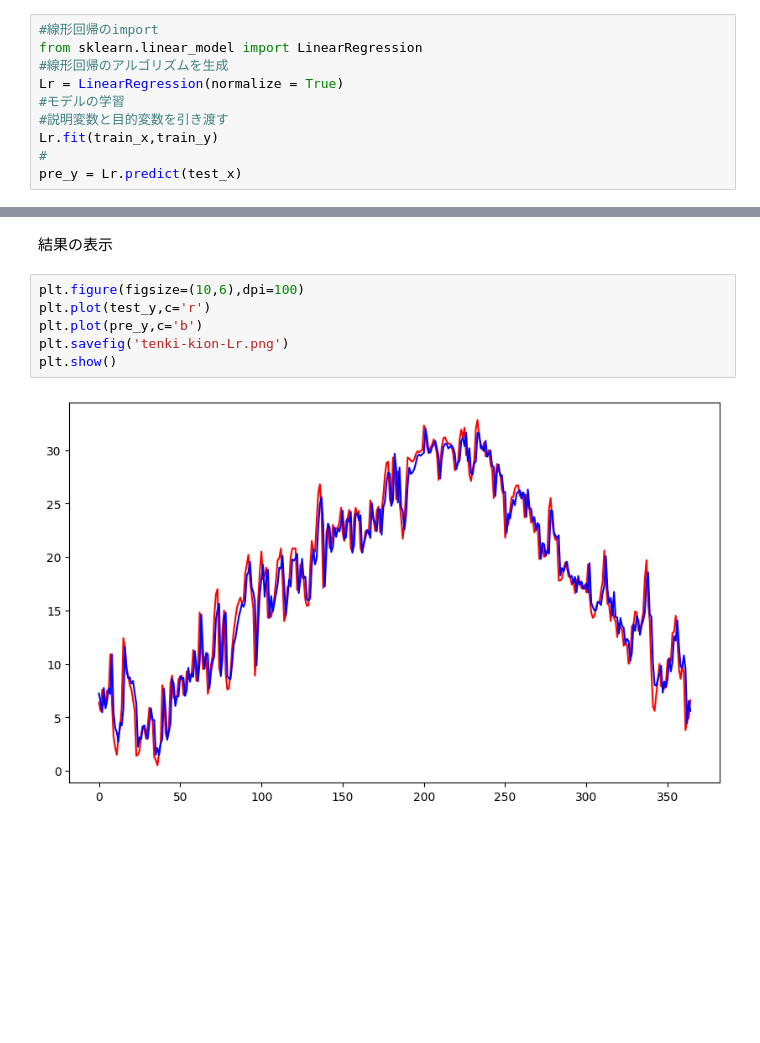
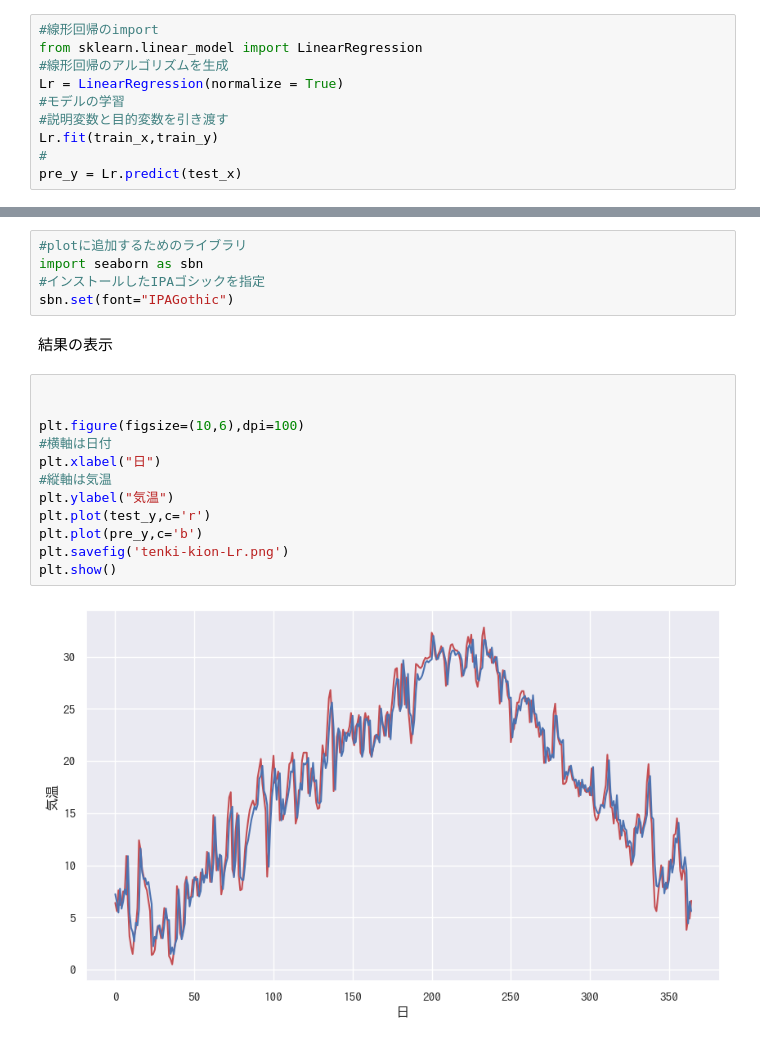
Before and after one commit to aso1901102/AI_tech2020, a Jupyter notebook: 2020AI0204_Weather.ipynb, the cells around one changed output, grey strips where cells are left out. Cells and saved outputs as stored; diff of their text form; blank space fills up the shorter version.

```diff
--- a/2020AI0204_Weather.ipynb
+++ b/2020AI0204_Weather.ipynb
@@ -200,10 +216,21 @@ pre_y = Lr.predict(test_x)
+# %%
+#plotに追加するためのライブラリ
+import seaborn as sbn
+#インストールしたIPAゴシックを指定
+sbn.set(font="IPAGothic")
 # %% [markdown]
 結果の表示
 # %%
+
+
 plt.figure(figsize=(10,6),dpi=100)
+#横軸は日付
+plt.xlabel("日")
+#縦軸は気温
+plt.ylabel("気温")
 plt.plot(test_y,c='r')
 plt.plot(pre_y,c='b')
 plt.savefig('tenki-kion-Lr.png')
 plt.show()
 # %% [output]
-[figure, old version]
+[figure, new version]
```
Also changed, not shown: parts of 3 cells of this notebook.
